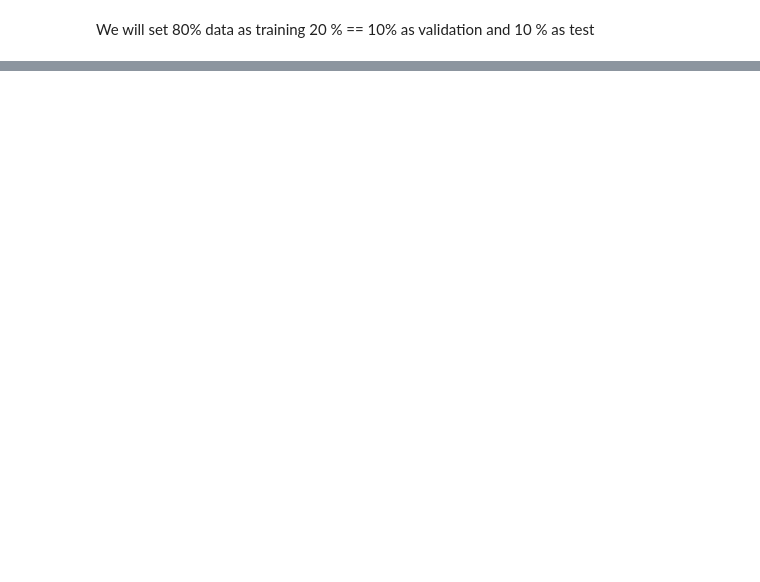
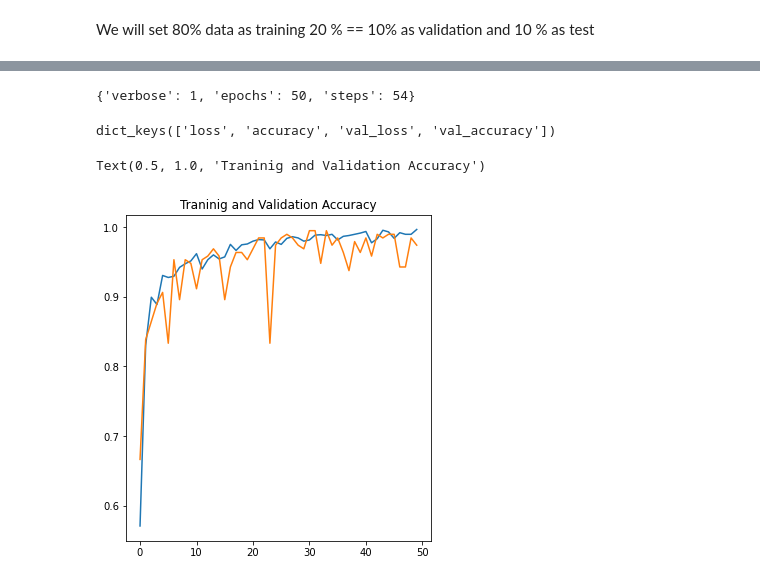
Before and after one commit to kamanak/potato_disease_cnn, a Jupyter notebook: training.ipynb, the cells around one changed output, grey strips where cells are left out. Drawn from its saved outputs; the diff is of its cells as text; code cells hidden in the pictures; blank space fills up the shorter version.

Commit message:
Model building

```diff
--- a/training.ipynb
+++ b/training.ipynb
@@ -108,0 +155,14 @@ data_augmentation = keras.Sequential([
+# %%
+model.compile(
+    optimizer='adam',
+    loss = tf.keras.losses.SparseCategoricalCrossentropy(from_logits=False),
+    metrics=['accuracy']
+)
+# %%
+history = model.fit(
+    train_ds,
+    epochs=50,
+    batch_size=BATCH_SIZE,
+    verbose=1,
+    validation_data=val_ds
+)
@@ -108,0 +191,26 @@ data_augmentation = keras.Sequential([
+# %%
+history.params
+# %% [output]
+{'verbose': 1, 'epochs': 50, 'steps': 54}
+# %%
+history.history.keys()
+# %% [output]
+dict_keys(['loss', 'accuracy', 'val_loss', 'val_accuracy'])
+# %%
+acc = history.history['accuracy']
+val_acc = history.history['val_accuracy']
+
+loss = history.history['loss']
+val_loss = history.history['val_loss']
+# %%
+EPOCHS =50
+
+
+plt.figure(figsize=(12,6))
+plt.subplot(1,2,1)
+plt.plot(range(EPOCHS),acc,label='Training Accuracy')
+plt.plot(range(EPOCHS),val_acc,label='VAlidation Accuracy')
+plt.title('Traninig and Validation Accuracy')
+# %% [output]
+Text(0.5, 1.0, 'Traninig and Validation Accuracy')
+[figure, added]
```
Also changed, not shown: parts of 9 cells of this notebook.
